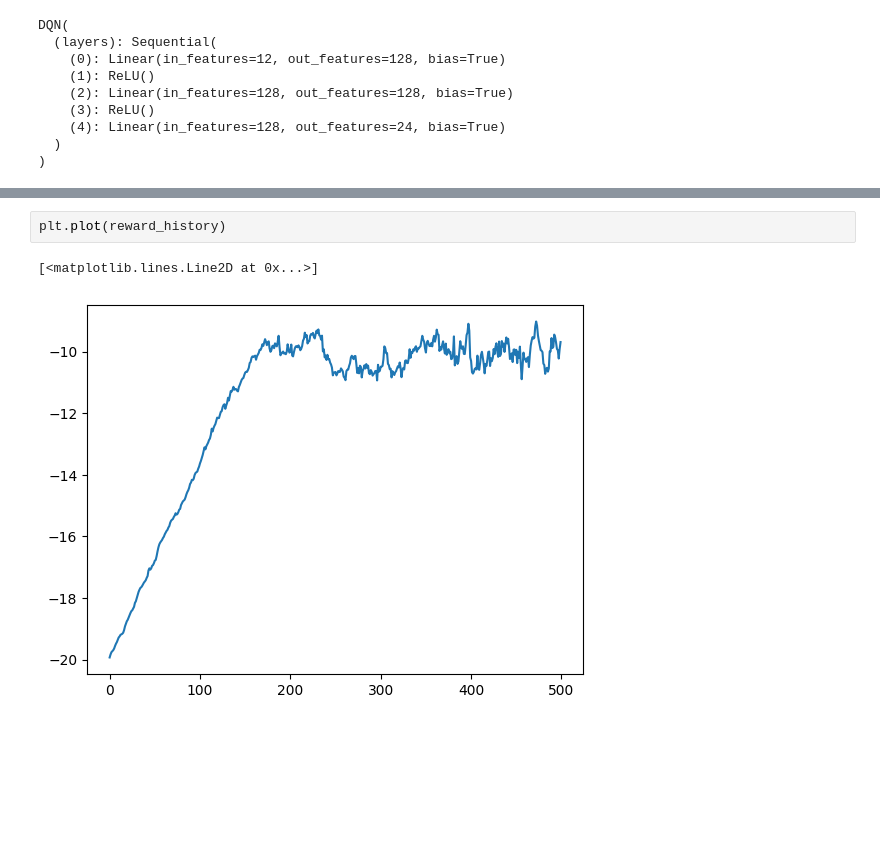
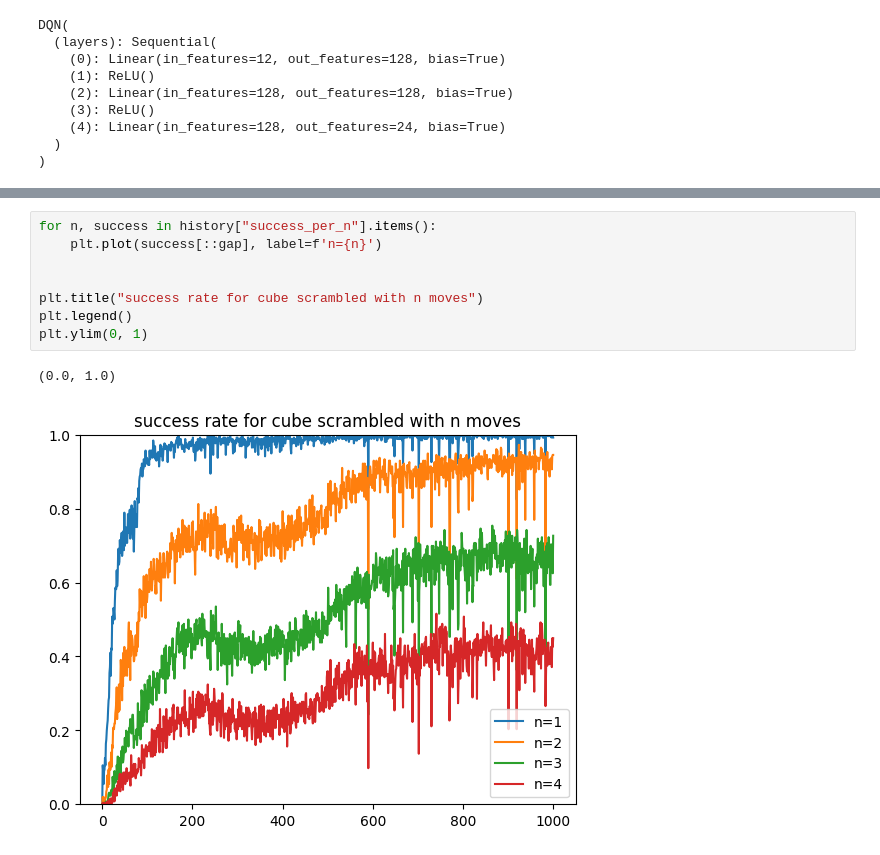
Before and after one commit to LeonY117/polytope-permutation, a Jupyter notebook: agent.ipynb, the cells around one changed output, grey strips where cells are left out. Saved outputs shown, nothing was run; the diff lists cells and outputs as text; blank space fills up the shorter version.

```diff
--- a/agent.ipynb
+++ b/agent.ipynb
@@ -209,5 +233,11 @@ plt.ylim(0, 1)
-# %%
-plt.plot(reward_history)
-# %% [output]
-[<matplotlib.lines.Line2D at 0x...>]
-[figure, removed]
+# %%
+for n, success in history["success_per_n"].items():
+    plt.plot(success[::gap], label=f'n={n}')
+
+
+plt.title("success rate for cube scrambled with n moves")
+plt.legend()
+plt.ylim(0, 1)
+# %% [output]
+(0.0, 1.0)
+[figure, added]
```
Also changed, not shown: parts of 12 cells of this notebook.
